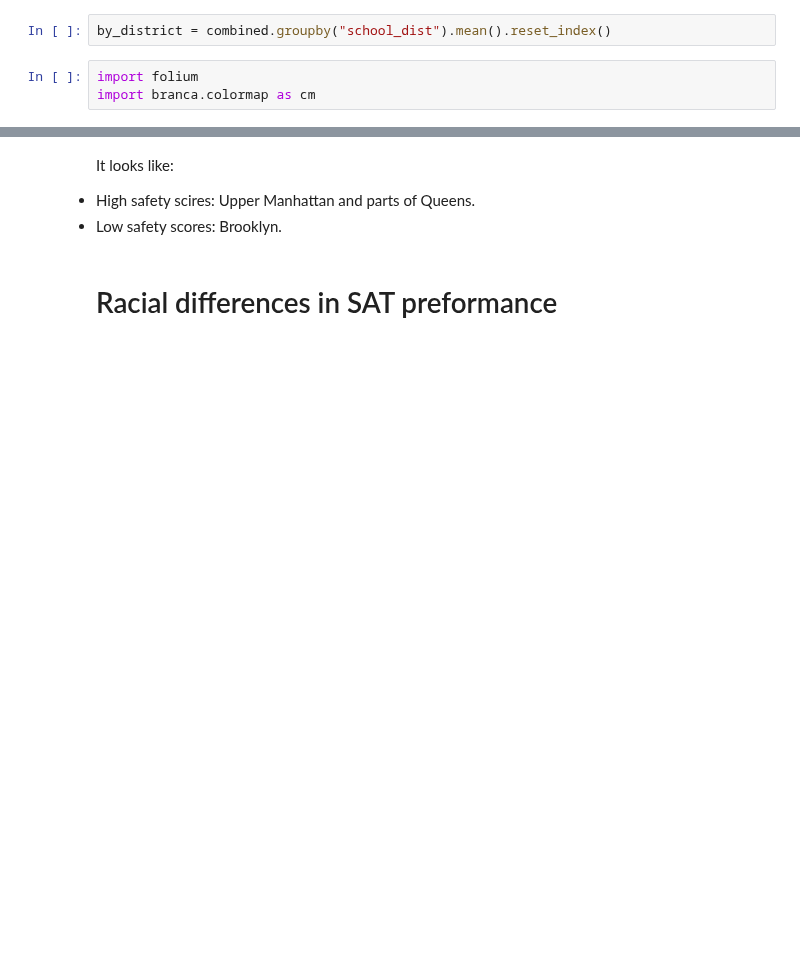
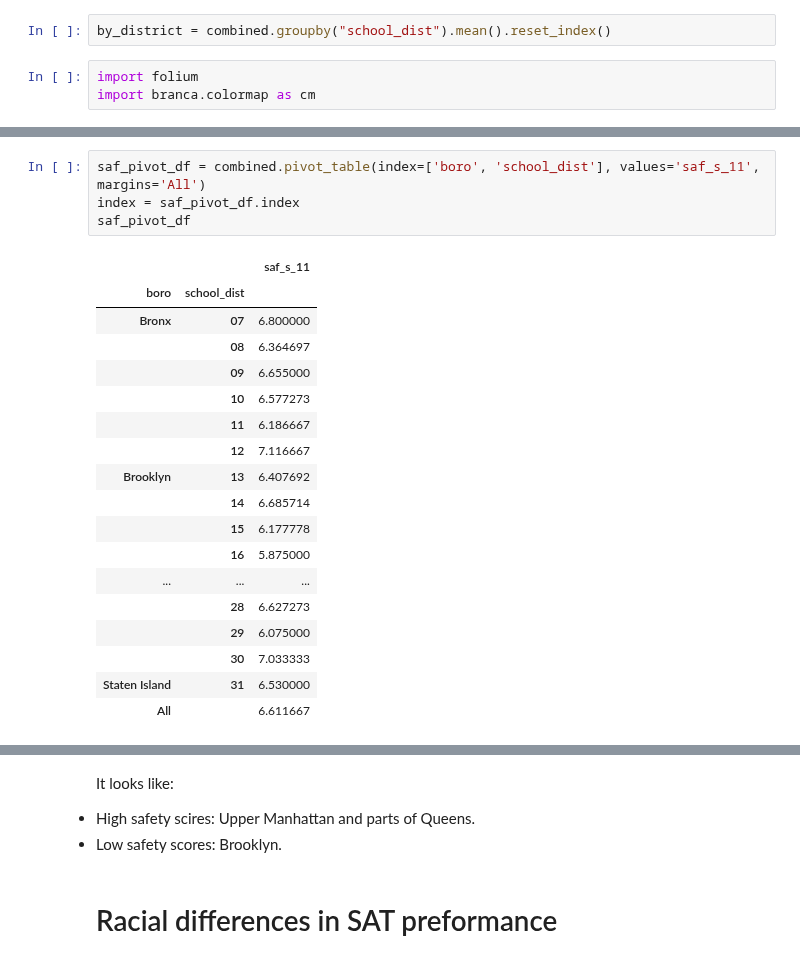
Before and after one commit to raduspaimoc/DataQuest-Projects, a Jupyter notebook: Analyzing NYC High School Data/Schools.ipynb, the cells around one changed output, grey strips where cells are left out. Cells and saved outputs as stored; diff of their text form; blank space fills up the shorter version.

```diff
--- a/Analyzing NYC High School Data/Schools.ipynb
+++ b/Analyzing NYC High School Data/Schools.ipynb
@@ -327,3 +357,26 @@ school_map.add_child(colormap)
 school_map
 # %% [output]
 [interactive output not drawn]
+# %%
+saf_pivot_df = combined.pivot_table(index=['boro', 'school_dist'], values='saf_s_11', margins='All')
+index = saf_pivot_df.index
+saf_pivot_df
+# %% [output]
+|  |  | saf_s_11 |
+| boro | school_dist |  |
+| Bronx | 07 | 6.800000 |
+|  | 08 | 6.364697 |
+|  | 09 | 6.655000 |
+|  | 10 | 6.577273 |
+|  | 11 | 6.186667 |
+|  | 12 | 7.116667 |
+| Brooklyn | 13 | 6.407692 |
+|  | 14 | 6.685714 |
+|  | 15 | 6.177778 |
+|  | 16 | 5.875000 |
+| ... | ... | ... |
+|  | 28 | 6.627273 |
+|  | 29 | 6.075000 |
+|  | 30 | 7.033333 |
+| Staten Island | 31 | 6.530000 |
+| All |  | 6.611667 |
```
Also changed, not shown: parts of 18 cells of this notebook.
